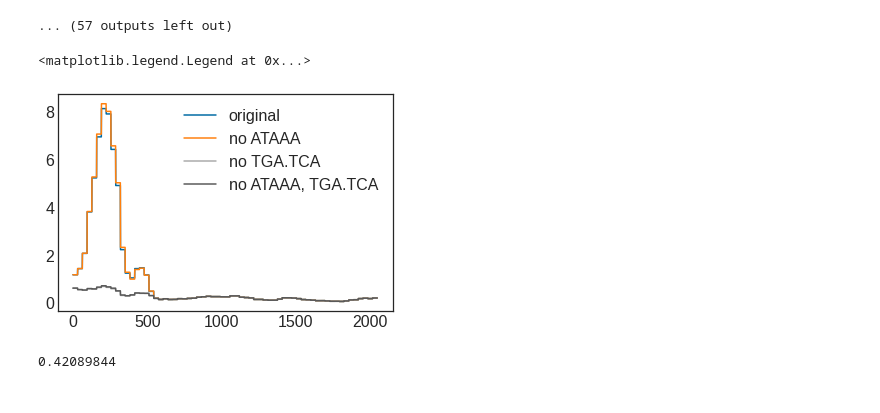
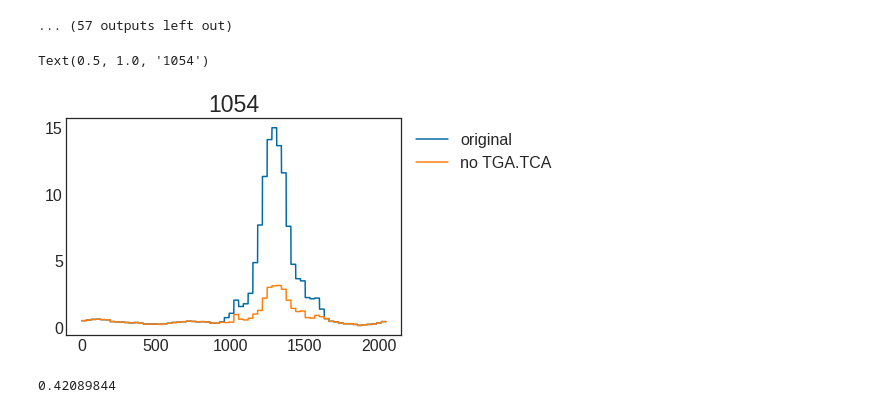
Before and after one commit to amberT15/QuantPred, a Jupyter notebook: seamonster/seamonster_GIA.ipynb, the cells around one changed output. Cells and saved outputs as stored; diff of their text form; code cells hidden in the pictures.

```diff
--- a/seamonster/seamonster_GIA.ipynb
+++ b/seamonster/seamonster_GIA.ipynb
@@ -39,7 +37,7 @@ def onehot_to_str(onehot):
         full_str.append(list('ACGT')[np.argwhere(one_onehot)[0][0]])
     return ''.join(full_str)
 
-def find_motif(motif_pattern_list, str_seq):
+def find_motif(motif_pattern_list, str_seq, peak_only=False):
 #     motif_pattern = "TGA.TCA" #'GGG.G.GGT'
     motif_tuples = []
     for motif_pattern in motif_pattern_list:
@@ -47,6 +45,8 @@ def find_motif(motif_pattern_list, str_seq):
         indices = [m.start(0) for m in iter]
         if len(indices)>0:
             chosen_ind = indices[np.abs(indices-max_point).argmin()]
+            if peak_only and np.abs(chosen_ind-max_point)<200:
+                chosen_ind = None
         else:
             chosen_ind = None
         motif_tuples.append((chosen_ind, motif_pattern))
@@ -361,22 +429,26 @@ for i in included_indx:
 [figure]
 ... (57 outputs left out)
 # %%
-i = 2177
+# i = 2177
+i = 1054
+# i = 316
 plt.plot(np.repeat(predictions[i, :, cell_line], bin_size), label='original')
 str_seq = ''.join(onehot_to_str(thresholded_X[i,:,:]))
 motifs = [['ATAAA'],['TGA.TCA'],['ATAAA', 'TGA.TCA']]
+motifs = [['TGA.TCA']]
 all_motif_info = []
 for motif_pattern in motifs:
     motif_tuples = find_motif(motif_pattern, str_seq)
     all_motif_info.append(motif_tuples)
     selected_seq = thresholded_X[i,:,:].copy()
     selected_seq, all_patterns = remove_motif_from_seq(motif_tuples, selected_seq)
     no_motif_pred = model(np.expand_dims(selected_seq, axis=0))
     plt.plot(np.repeat(no_motif_pred[0,:,cell_line], bin_size), label='no '+all_patterns)
 plt.legend(bbox_to_anchor=(1,1))
+plt.title(str(i))
 # %% [output]
-<matplotlib.legend.Legend at 0x...>
+Text(0.5, 1.0, '1054')
-[figure, old version]
+[figure, new version]
 # %%
 gc_all = get_GC_content(thresholded_X)
 # %%
```
Also changed, not shown: parts of 27 cells of this notebook.
